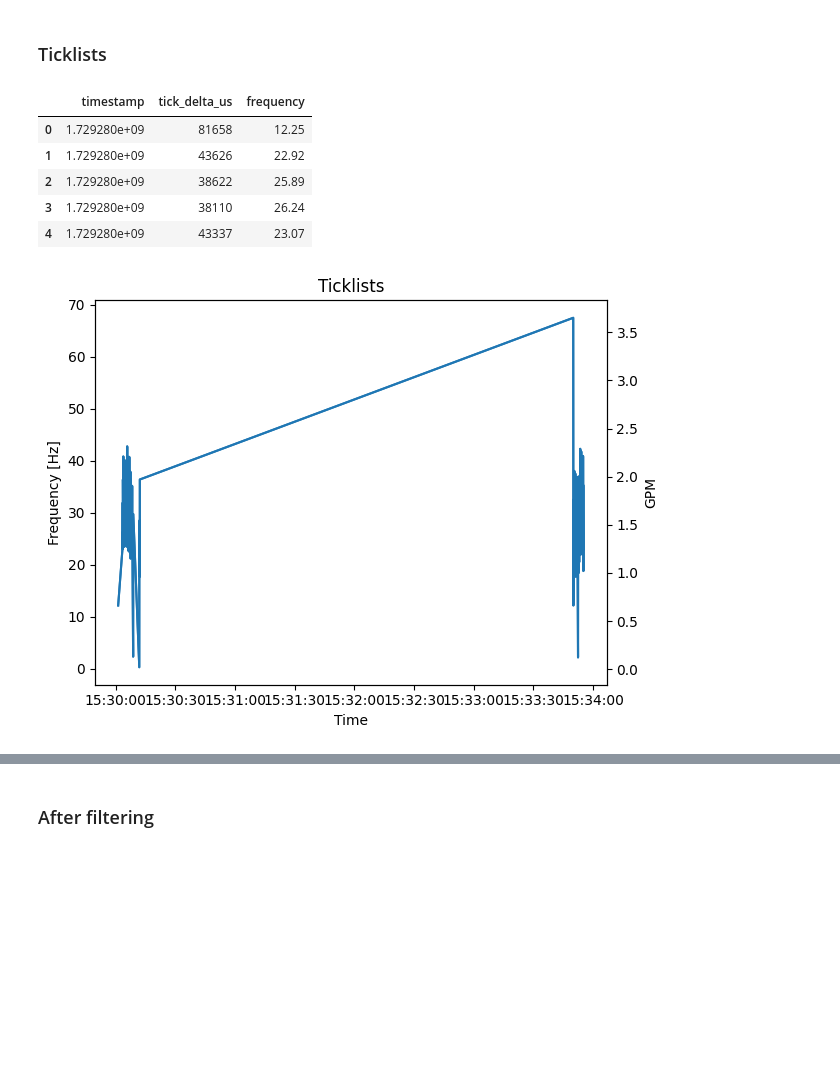
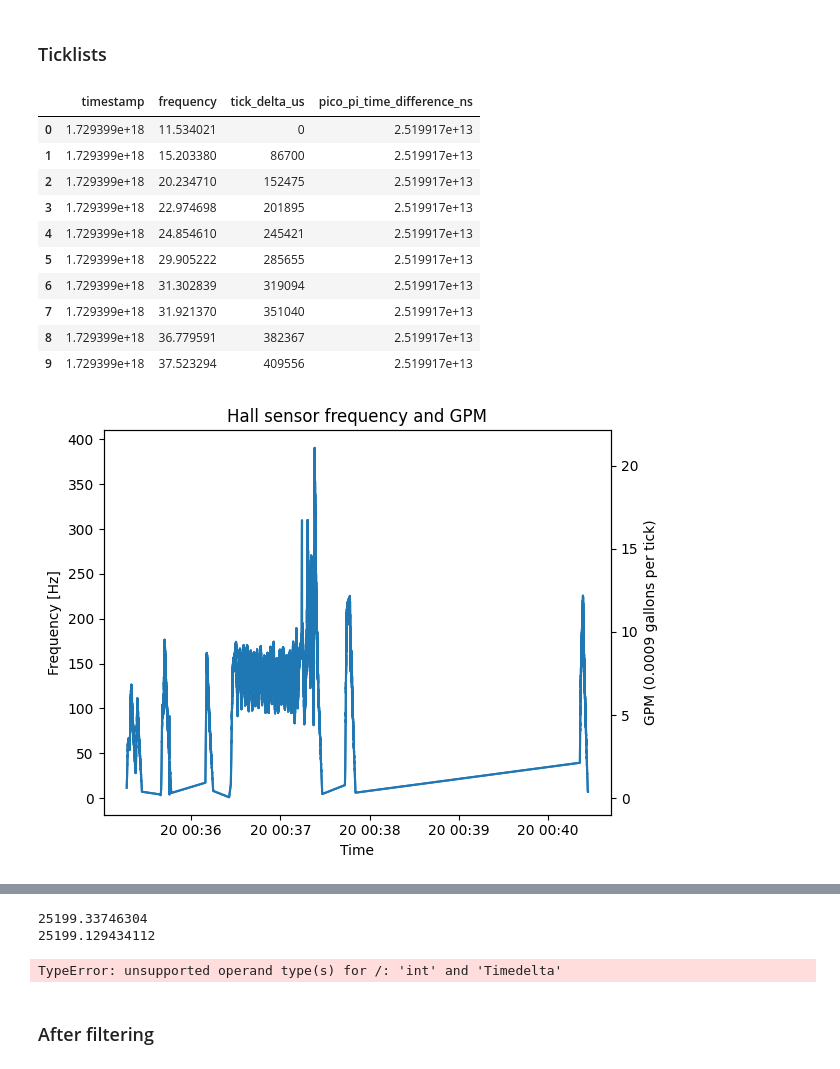
Before and after one commit to thegridelectric/gridworks-pico, a Jupyter notebook: data_analysis/analysis_flow_hall.ipynb, the cells around one changed output, grey strips where cells are left out. Drawn from its saved outputs; the diff is of its cells as text; code cells hidden in the pictures; blank space fills up the shorter version.

Commit message:
Data analysis work in progress

```diff
--- a/data_analysis/analysis_flow_hall.ipynb
+++ b/data_analysis/analysis_flow_hall.ipynb
@@ -6,9 +6,8 @@ import pandas as pd
 import matplotlib.pyplot as plt
 
 HALL_GALLONS_PER_TICK = 0.0009
-HALL_HZ_FILE = f'sample_data/{[file for file in sorted(os.listdir('sample_data')) if 'hall_hz' in file][-1]}'
-HALL_TICKLIST_FILE = f'sample_data/{[file for file in sorted(os.listdir('sample_data')) if 'hall_ticklist' in file][-1]}'
-HALL_FILTERED_FILE = f'sample_data/{[file for file in sorted(os.listdir('sample_data')) if 'hall_frequency' in file][-1]}'
+HALL_TICKLIST_FILE = f'/Users/thomas/Desktop/abstime/{[file for file in sorted(os.listdir('/Users/thomas/Desktop/abstime/')) if 'hall_ticklist' in file][-1]}'
+HALL_FILTERED_FILE = f'/Users/thomas/Desktop/abstime/{[file for file in sorted(os.listdir('/Users/thomas/Desktop/abstime/')) if 'hall_frequency' in file][-1]}'
 # %%
 def plot_freq(df, given_title):
     fig, ax = plt.subplots(1,1)
@@ -17,7 +16,7 @@ def plot_freq(df, given_title):
     ax2.plot(df.timestamp, df.gpm)
     ax.set_xlabel('Time')
     ax.set_ylabel('Frequency [Hz]')
-    ax2.set_ylabel('GPM')
+    ax2.set_ylabel(f'GPM ({HALL_GALLONS_PER_TICK} gallons per tick)')
     ax.set_title(given_title)
     plt.tight_layout()
     plt.show()
@@ -26,18 +25,40 @@ def plot_freq(df, given_title):
 # %%
 if os.path.exists(HALL_TICKLIST_FILE):
 
     df_ticklist = pd.read_csv(HALL_TICKLIST_FILE)
-    display(df_ticklist.head())
+    # df_ticklist = df_ticklist[2746:]
+    display(df_ticklist[:10])
 
-    df_ticklist['timestamp'] = pd.to_datetime(list(df_ticklist['timestamp']), unit='s', utc=True).tz_convert('America/New_York')
-    df_ticklist['gpm'] = [round(1e6/x * HALL_GALLONS_PER_TICK * 60, 2) for x in list(df_ticklist['tick_delta_us'])]
+    # import time
+    # pi_timestamps = sorted(list(set([time.time_ns() + x*1e3 for x in df_ticklist['tick_delta_us']])))
+    # frequency = [1/(t2-t1)*1e9 for t1,t2 in zip(pi_timestamps[:-1], pi_timestamps[1:])]
+    # frequency = frequency + [frequency[-1]]
+    # plt.plot(pi_timestamps, frequency)
 
-    plot_freq(df_ticklist, "Ticklists")
+    # display(df_ticklist[2746:])
+
+
+
+    # df_ticklist = df_ticklist[df_ticklist.frequency<500]
+
+    df_ticklist['timestamp'] = pd.to_datetime(list(df_ticklist['timestamp']), unit='ns', utc=True).tz_convert('America/New_York')
+    df_ticklist['gpm'] = [x * HALL_GALLONS_PER_TICK * 60 for x in list(df_ticklist['frequency'])]
+    plot_freq(df_ticklist, "Hall sensor frequency and GPM")
+
+    plt.plot(df_ticklist['pico_pi_time_difference_ns']/1e9)
+    plt.show()
+    print(max(df_ticklist['pico_pi_time_difference_ns'])/1e9)
+    print(min(df_ticklist['pico_pi_time_difference_ns'])/1e9)
 # %% [output]
-|  | timestamp | tick_delta_us | frequency |
-| 0 | 1.729280e+09 | 81658 | 12.25 |
-| 1 | 1.729280e+09 | 43626 | 22.92 |
-| 2 | 1.729280e+09 | 38622 | 25.89 |
-| 3 | 1.729280e+09 | 38110 | 26.24 |
-| 4 | 1.729280e+09 | 43337 | 23.07 |
+|  | timestamp | frequency | tick_delta_us | pico_pi_time_difference_ns |
+| 0 | 1.729399e+18 | 11.534021 | 0 | 2.519917e+13 |
+| 1 | 1.729399e+18 | 15.203380 | 86700 | 2.519917e+13 |
+| 2 | 1.729399e+18 | 20.234710 | 152475 | 2.519917e+13 |
+| 3 | 1.729399e+18 | 22.974698 | 201895 | 2.519917e+13 |
+| 4 | 1.729399e+18 | 24.854610 | 245421 | 2.519917e+13 |
+| 5 | 1.729399e+18 | 29.905222 | 285655 | 2.519917e+13 |
+| 6 | 1.729399e+18 | 31.302839 | 319094 | 2.519917e+13 |
+| 7 | 1.729399e+18 | 31.921370 | 351040 | 2.519917e+13 |
+| 8 | 1.729399e+18 | 36.779591 | 382367 | 2.519917e+13 |
+| 9 | 1.729399e+18 | 37.523294 | 409556 | 2.519917e+13 |
-[figure, old version]
+[figure, new version]
@@ -43,0 +66,2 @@ if os.path.exists(HALL_TICKLIST_FILE):
+25199.33746304
+25199.129434112
@@ -44,3 +164,10 @@ if os.path.exists(HALL_TICKLIST_FILE):
+# %%
+recorded_timestamps, recorded_frequencies = filter_and_record(list(df_ticklist['timestamp']), 0)
+plt.plot(df_ticklist['timestamp'],df_ticklist['frequency'])
+plt.plot(recorded_timestamps, recorded_frequencies)
+plt.show()
+# %% [output]
+TypeError: unsupported operand type(s) for /: 'int' and 'Timedelta'
 # %% [markdown]
 ### After filtering
 # %%
```
Also changed, not shown: parts of 8 cells of this notebook.
